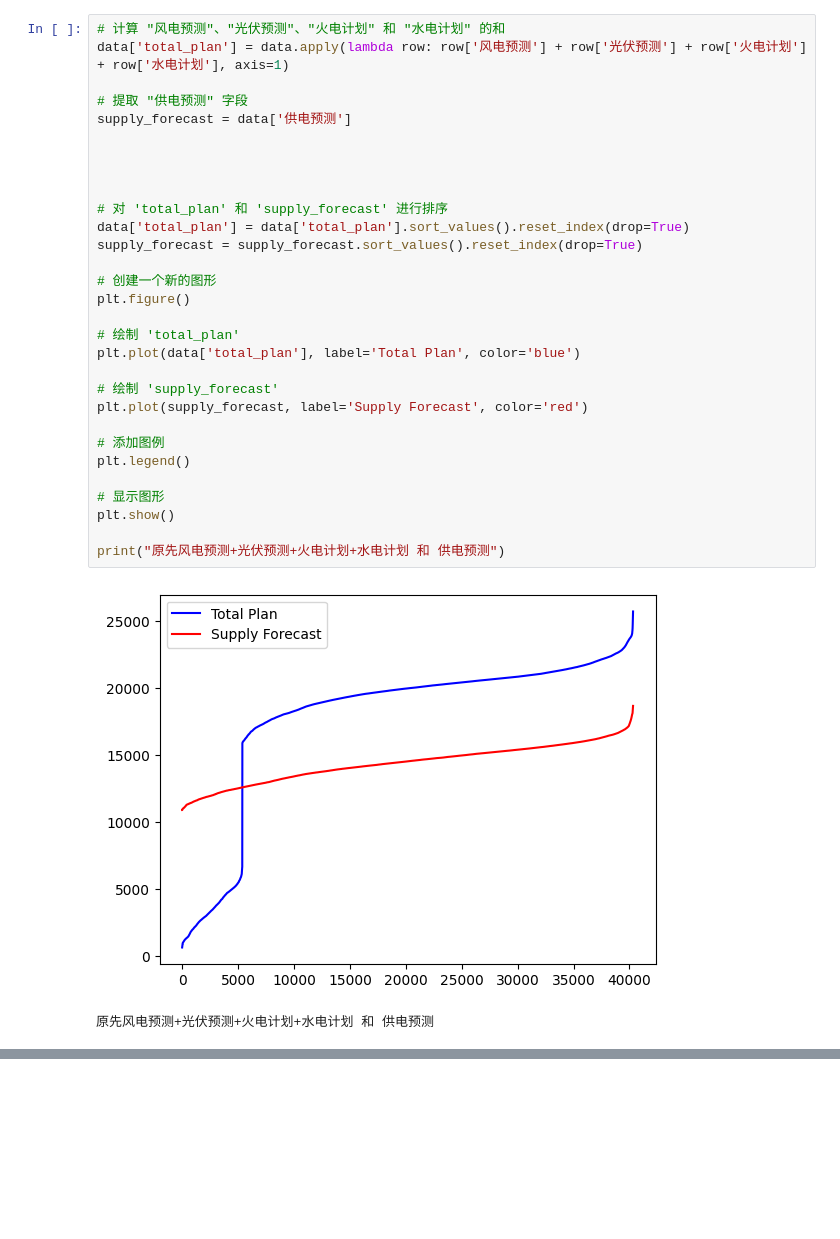
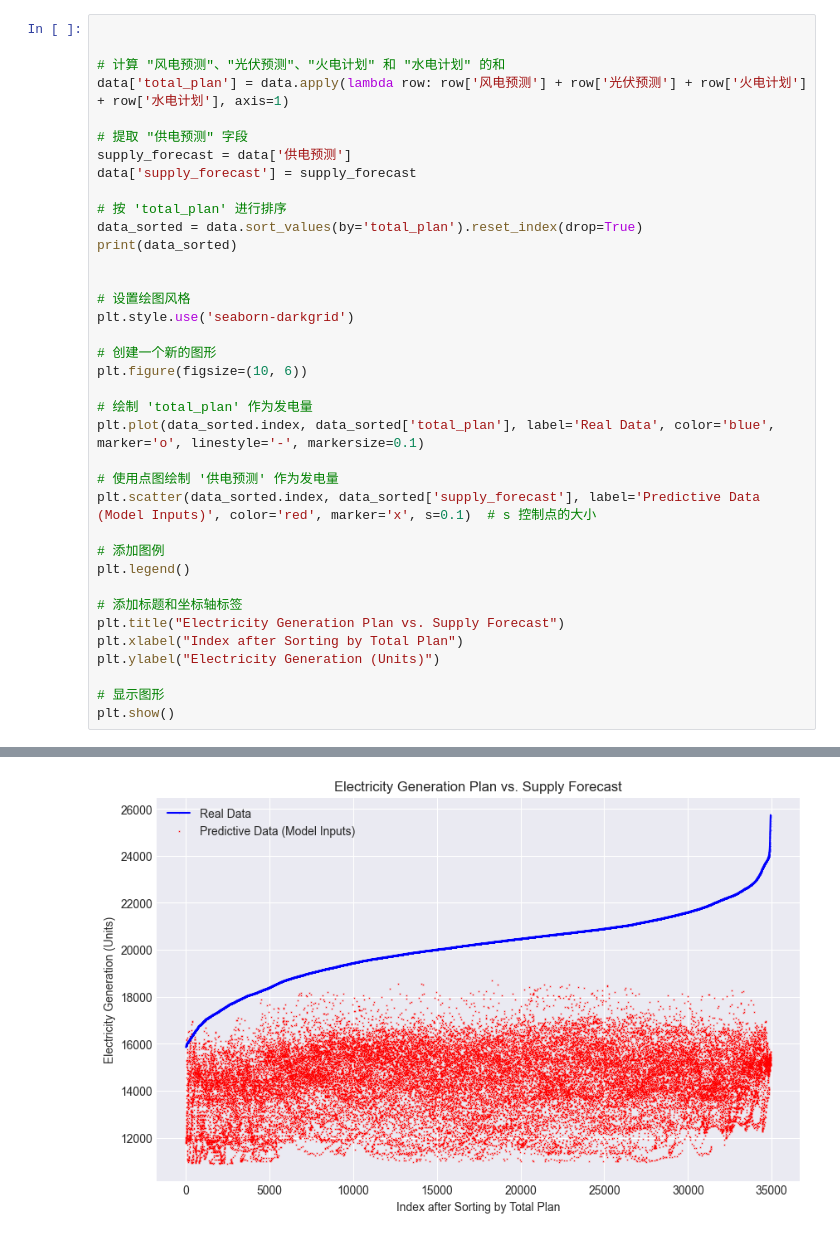
Before and after one commit to mcxiaoxiao/T-MPC, a Jupyter notebook: demo_fydyc.ipynb, the cells around one changed output, grey strips where cells are left out. Drawn from its saved outputs; the diff is of its cells as text; blank space fills up the shorter version.

```diff
--- a/demo_fydyc.ipynb
+++ b/demo_fydyc.ipynb
@@ -40,33 +34,38 @@ FileNotFoundError: [Errno 2] No such file or directory: 'fydyc/model4.pth'
-# %%
-# 计算 "风电预测"、"光伏预测"、"火电计划" 和 "水电计划" 的和
-data['total_plan'] = data.apply(lambda row: row['风电预测'] + row['光伏预测'] + row['火电计划'] + row['水电计划'], axis=1)
-
-# 提取 "供电预测" 字段
-supply_forecast = data['供电预测']
-
-
-
-
-# 对 'total_plan' 和 'supply_forecast' 进行排序
-data['total_plan'] = data['total_plan'].sort_values().reset_index(drop=True)
-supply_forecast = supply_forecast.sort_values().reset_index(drop=True)
-
-# 创建一个新的图形
-plt.figure()
-
-# 绘制 'total_plan'
-plt.plot(data['total_plan'], label='Total Plan', color='blue')
-
-# 绘制 'supply_forecast'
-plt.plot(supply_forecast, label='Supply Forecast', color='red')
-
-# 添加图例
-plt.legend()
-
-# 显示图形
-plt.show()
-
-print("原先风电预测+光伏预测+火电计划+水电计划 和 供电预测")
-# %% [output]
-[figure, removed]
-原先风电预测+光伏预测+火电计划+水电计划 和 供电预测
+# %%
+
+
+# 计算 "风电预测"、"光伏预测"、"火电计划" 和 "水电计划" 的和
+data['total_plan'] = data.apply(lambda row: row['风电预测'] + row['光伏预测'] + row['火电计划'] + row['水电计划'], axis=1)
+
+# 提取 "供电预测" 字段
+supply_forecast = data['供电预测']
+data['supply_forecast'] = supply_forecast
+
+# 按 'total_plan' 进行排序
+data_sorted = data.sort_values(by='total_plan').reset_index(drop=True)
+print(data_sorted)
+
+
+# 设置绘图风格
+plt.style.use('seaborn-darkgrid')
+
+# 创建一个新的图形
+plt.figure(figsize=(10, 6))
+
+# 绘制 'total_plan' 作为发电量
+plt.plot(data_sorted.index, data_sorted['total_plan'], label='Real Data', color='blue', marker='o', linestyle='-', markersize=0.1)
+
+# 使用点图绘制 '供电预测' 作为发电量
+plt.scatter(data_sorted.index, data_sorted['supply_forecast'], label='Predictive Data (Model Inputs)', color='red', marker='x', s=0.1)  # s 控制点的大小
+
+# 添加图例
+plt.legend()
+
+# 添加标题和坐标轴标签
+plt.title("Electricity Generation Plan vs. Supply Forecast")
+plt.xlabel("Index after Sorting by Total Plan")
+plt.ylabel("Electricity Generation (Units)")
+
+# 显示图形
+plt.show()
+# %% [output]
@@ -73 +89,2 @@ print("原先风电预测+光伏预测+火电计划+水电计划 和 供电预
+[figure, added]
 # %%
```
Also changed, not shown: parts of 5 cells of this notebook, 9 other files.
